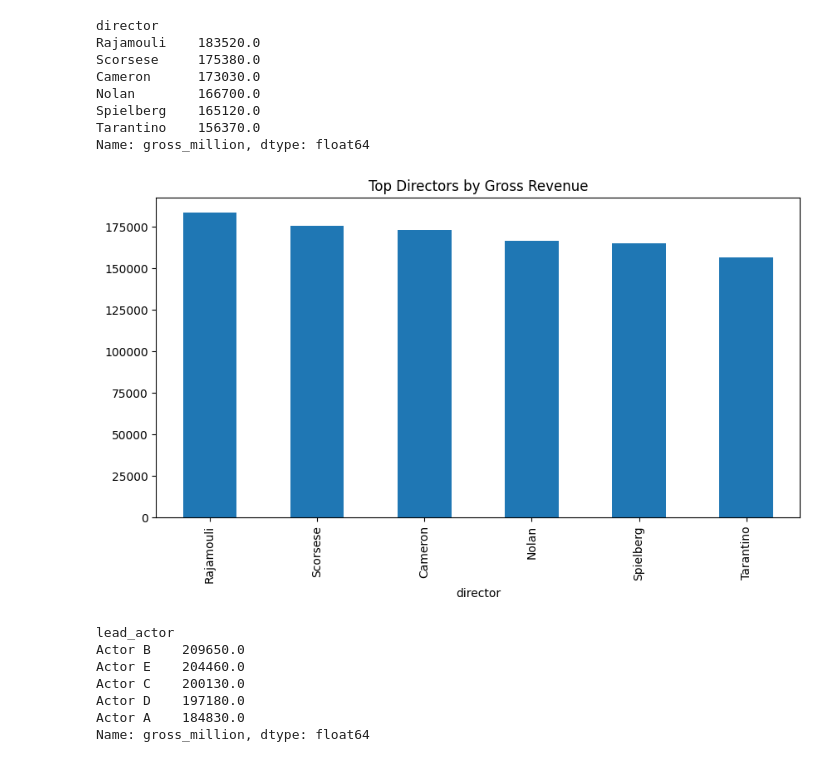
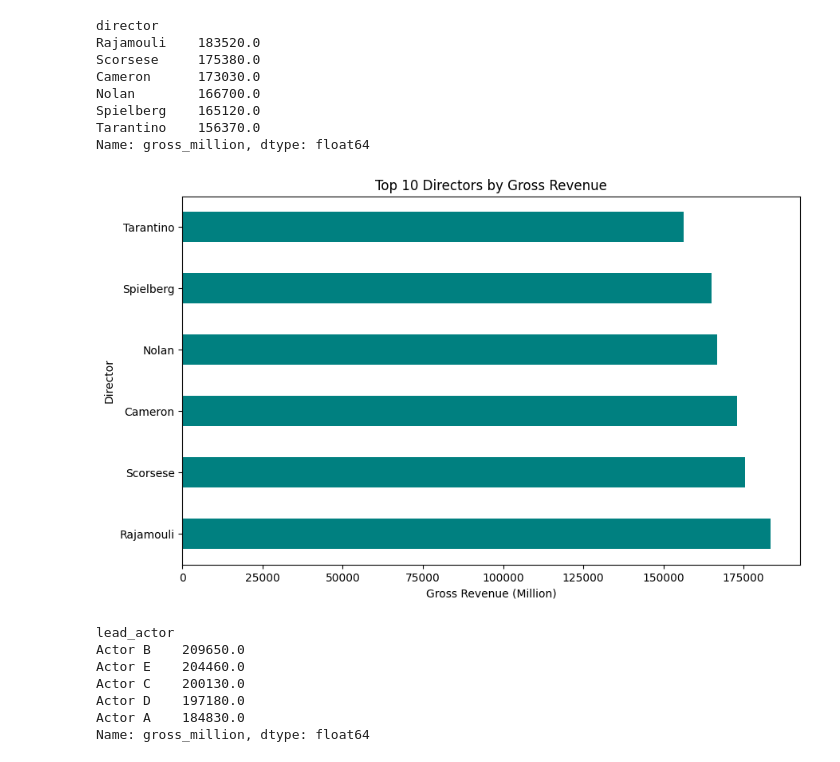
Before and after one commit to mohamadsuhan/IMDB-Movie-Dataset-Analysis---P1, a Jupyter notebook: Project1.ipynb, the cells around one changed output. Saved outputs shown, nothing was run; the diff lists cells and outputs as text; code cells hidden in the pictures.

```diff
--- a/Project1.ipynb
+++ b/Project1.ipynb
@@ -208,3 +254,26 @@ top_gross[['title','gross_million']].head(10)
+# %%
+df['movie_id'] = range(
+    1001,
+    1001 + len(df)
+)
+# %%
+df['rating'] = df.groupby(
+    'genre'
+)['rating'].transform(
+    lambda x: x.fillna(x.mean())
+)
+
+df['rating'] = df['rating'].fillna(
+    df['rating'].mean()
+)
+# %%
+df['director'] = df['director'].fillna(
+    'Unknown'
+)
+# %%
+df['lead_actor'] = df['lead_actor'].fillna(
+    'Unknown'
+)
 # %%
 import matplotlib.pyplot as plt
 
@@ -304,16 +391,21 @@ Spielberg    165120.0
 Tarantino    156370.0
 Name: gross_million, dtype: float64
 # %%
+plt.figure(figsize=(10,6))
+
 top_directors.head(10).plot(
-    kind='bar',
-    figsize=(10,5)
+    kind='barh',
+    color='teal',
+    figsize=(10,6)
 )
 
-plt.title("Top Directors by Gross Revenue")
+plt.title("Top 10 Directors by Gross Revenue")
+plt.xlabel("Gross Revenue (Million)")
+plt.ylabel("Director")
 
 plt.show()
 # %% [output]
-[figure, old version]
+[figure, new version]
 # %%
 top_actors = df.groupby(
     'lead_actor'
```
Also changed, not shown: parts of 17 cells of this notebook.
